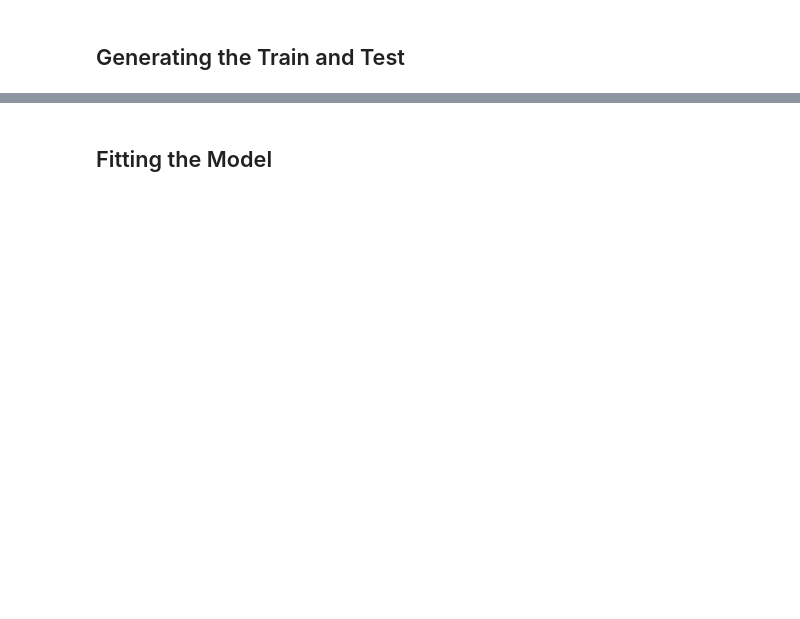
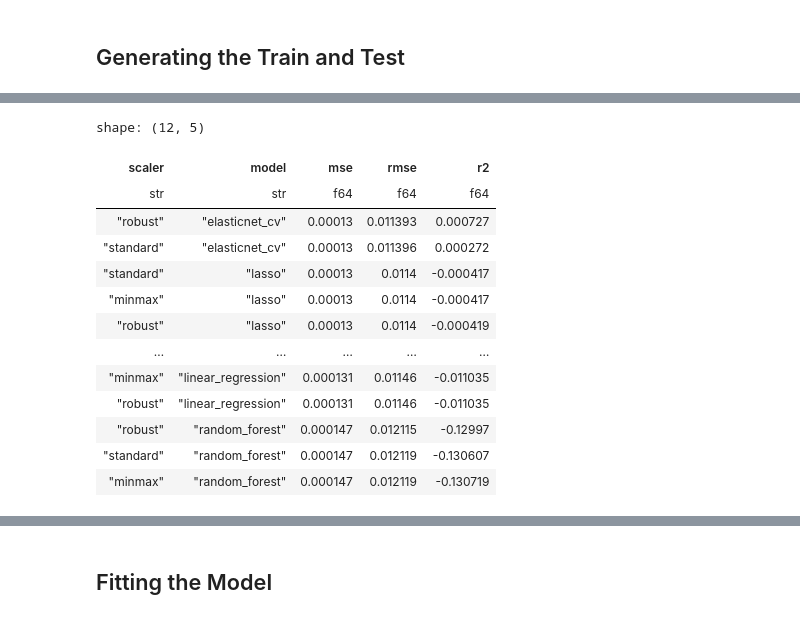
Before and after one commit to johnsondillond/HullTacticalMarketPrediction, a Jupyter notebook: hull-tactical-class-project-d2m.ipynb, the cells around one changed output, grey strips where cells are left out. Saved outputs shown, nothing was run; the diff lists cells and outputs as text; code cells hidden in the pictures; blank space fills up the shorter version.

```diff
--- a/hull-tactical-class-project-d2m.ipynb
+++ b/hull-tactical-class-project-d2m.ipynb
@@ -49,7 +87,7 @@ for dirname, _, filenames in os.walk('/kaggle/input'):
 ## Configurations
 # %%
 # ============ PATHS ============
-DATA_PATH: Path = Path('/kaggle/input/hull-tactical-market-prediction/')
+DATA_PATH: Path = Path('kaggle/input/hull-tactical-market-prediction/')
 
 # ============ RETURNS TO SIGNAL CONFIGS ============
 MIN_SIGNAL: float = 0.0                         # Minimum value for the daily signal
@@ -70,7 +108,7 @@ class DatasetOutput:
     X_test: pl.DataFrame
     y_train: pl.Series
     y_test: pl.Series
-    scaler: StandardScaler
+    scaler: TransformerMixin
 
 @dataclass
 class ElasticNetParameters:
@@ -263,15 +372,12 @@ shape: (3, 99)
 # %%
 df: pl.DataFrame = join_train_test_dataframes(train, test)
 df = create_example_dataset(df=df)
-train: pl.DataFrame = df.filter(pl.col('date_id').is_in(train.get_column('date_id')))
-test: pl.DataFrame = df.filter(pl.col('date_id').is_in(test.get_column('date_id')))
 
-FEATURES: list[str] = [col for col in test.columns if col not in ['date_id', 'target']]
+train_full: pl.DataFrame = df.filter(pl.col('date_id').is_in(train.get_column('date_id')))
+kaggle_test: pl.DataFrame = df.filter(pl.col('date_id').is_in(test.get_column('date_id')))
 
-dataset: DatasetOutput = split_dataset(train=train, test=test, features=FEATURES)
+FEATURES: list[str] = [col for col in kaggle_test.columns if col not in ['date_id', 'target']]
 
-X_train: pl.DataFrame = dataset.X_train
-X_test: pl.DataFrame = dataset.X_test
-y_train: pl.DataFrame = dataset.y_train
-y_test: pl.DataFrame = dataset.y_test
-scaler: StandardScaler = dataset.scaler
+train_fit: pl.DataFrame
+train_valid: pl.DataFrame
+train_fit, train_valid = time_series_split(train_full, validation_fraction=0.2)
@@ -277,0 +396,59 @@ scaler: StandardScaler = dataset.scaler
+# %%
+scaler_factories: dict[str, Callable[[], TransformerMixin]] = {
+    "standard": StandardScaler,
+    "minmax": MinMaxScaler,
+    "robust": RobustScaler,
+}
+
+model_factories: dict[str, Callable[[], object]] = {
+    "elasticnet_cv": lambda: ElasticNetCV(**asdict(enet_params)),
+    "lasso": lambda: Lasso(alpha=0.001, max_iter=MAX_ITER),
+    "linear_regression": LinearRegression,
+    "random_forest": lambda: RandomForestRegressor(n_estimators=200, random_state=42, n_jobs=-1),
+}
+
+evaluation_rows: list[dict[str, float]] = []
+
+for scaler_name, scaler_factory in scaler_factories.items():
+    dataset_variant = split_dataset(
+        train=train_fit,
+        test=train_valid,
+        features=FEATURES,
+        scaler=scaler_factory(),
+    )
+    X_train_variant = dataset_variant.X_train.to_numpy()
+    X_valid_variant = dataset_variant.X_test.to_numpy()
+    y_train_variant = dataset_variant.y_train.to_numpy()
+    y_valid_variant = dataset_variant.y_test.to_numpy()
+
+    for model_name, model_factory in model_factories.items():
+        model_candidate = model_factory()
+        model_candidate.fit(X_train_variant, y_train_variant)
+        preds = model_candidate.predict(X_valid_variant)
+        mse = mean_squared_error(y_valid_variant, preds)
+        evaluation_rows.append({
+            "scaler": scaler_name,
+            "model": model_name,
+            "mse": float(mse),
+            "rmse": float(np.sqrt(mse)),
+            "r2": float(r2_score(y_valid_variant, preds)),
+        })
+
+eval_df = pl.DataFrame(evaluation_rows).sort("rmse")
+best_config = eval_df.row(0, named=True)
+eval_df
+# %% [output]
+shape: (12, 5)
+| scaler | model | mse | rmse | r2 |
+| str | str | f64 | f64 | f64 |
+| "robust" | "elasticnet_cv" | 0.00013 | 0.011393 | 0.000727 |
+| "standard" | "elasticnet_cv" | 0.00013 | 0.011396 | 0.000272 |
+| "standard" | "lasso" | 0.00013 | 0.0114 | -0.000417 |
+| "minmax" | "lasso" | 0.00013 | 0.0114 | -0.000417 |
+| "robust" | "lasso" | 0.00013 | 0.0114 | -0.000419 |
+| … | … | … | … | … |
+| "minmax" | "linear_regression" | 0.000131 | 0.01146 | -0.011035 |
+| "robust" | "linear_regression" | 0.000131 | 0.01146 | -0.011035 |
+| "robust" | "random_forest" | 0.000147 | 0.012115 | -0.12997 |
+| "standard" | "random_forest" | 0.000147 | 0.012119 | -0.130607 |
+| "minmax" | "random_forest" | 0.000147 | 0.012119 | -0.130719 |
```
Also changed, not shown: parts of 13 cells of this notebook, 3 other files.
